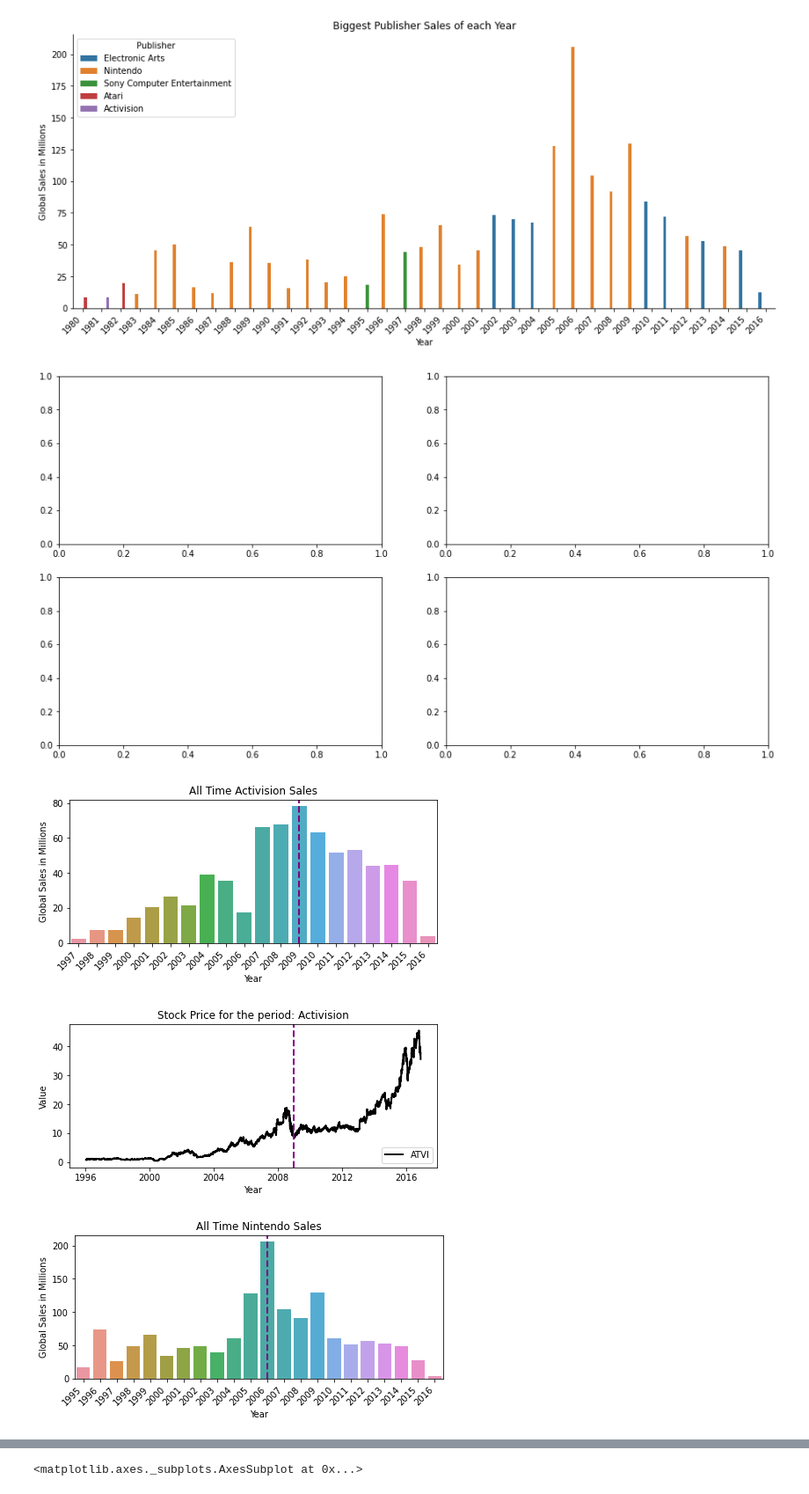
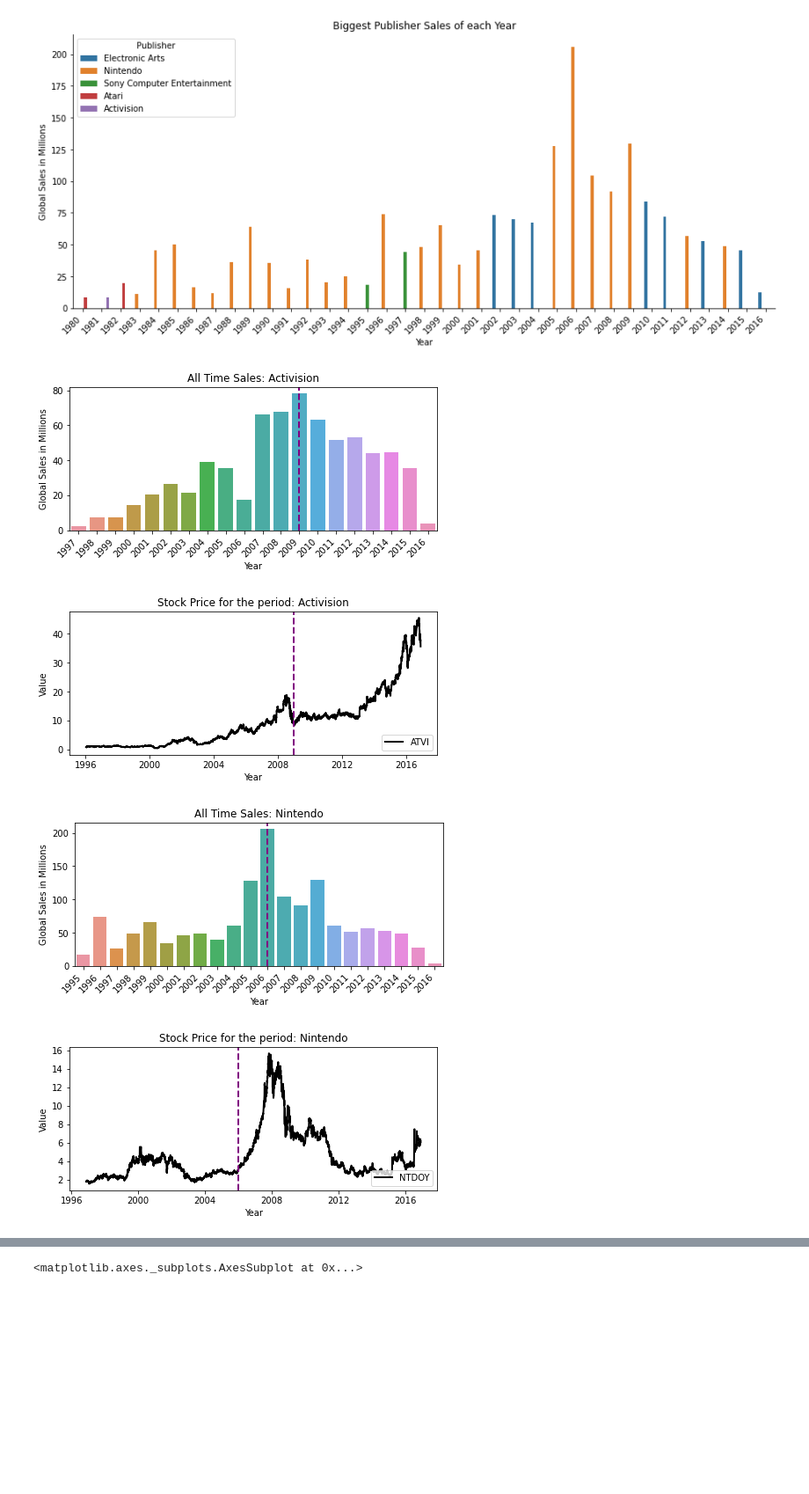
Before and after one commit to lgbongiolo/Video-Game-Sales, a Jupyter notebook: Video Games Sales .ipynb, the cells around one changed output, grey strips where cells are left out. Shown at 88% size. Cells and saved outputs as stored; diff of their text form; code cells hidden in the pictures; blank space fills up the shorter version.

```diff
--- a/Video Games Sales .ipynb
+++ b/Video Games Sales .ipynb
@@ -481,13 +459,13 @@ register_matplotlib_converters()
 
 
 #Plotting Publisher All Time Sales
-publisher = "Activision"
+company = "Activision"
 
-nintendo_year = df.groupby(["Publisher","Year"]).agg({'Global_Sales':'sum'}).reset_index()
+publisher = df.groupby(["Publisher","Year"]).agg({'Global_Sales':'sum'}).reset_index()
 
-nintendo_year = nintendo_year.loc[nintendo_year["Publisher"] == publisher]
+publisher = publisher.loc[publisher["Publisher"] == company]
 
-nintendo_year
+publisher
 
 
 #Adding the Stock Chart
@@ -500,20 +478,19 @@ stock = pdr.get_data_yahoo(ticker, start, end)
 stock.drop(["Volume", "Adj Close"], axis=1, inplace=True)
 
 
-fig, (ax1, ax2) = plt.subplots(2, 2, figsize = (15, 8))
 
 #Plotting
 ax1=plt.figure(figsize=(7.5,3))
-sns.barplot(x="Year",y="Global_Sales", data=nintendo_year[12:], ci=None)
+sns.barplot(x="Year",y="Global_Sales", data=publisher[12:], ci=None)
 plt.ylabel("Global Sales in Millions")
 plt.xticks(rotation=45, horizontalalignment='right')
-plt.title("All Time " + publisher + " Sales")
+plt.title("All Time Sales: " + company)
 plt.axvline( x = 12, color='purple', linestyle = "--", lw = 2)
 
 
 ax2=plt.figure(figsize=(7.5,3))
 plt.plot(stock["Close"],label = ticker, linewidth = 2, color = "black")
-plt.title("Stock Price for the period: "+ publisher)
+plt.title("Stock Price for the period: "+ company)
 plt.xlabel("Year")
 plt.ylabel("Value")
 plt.axvline( x = "2009-01-01", color='purple', linestyle = "--", lw = 2)
@@ -525,46 +502,45 @@ plt.show()
 
 
 #Plotting Publisher All Time Sales
-publisher = "Nintendo"
+company2 = "Nintendo"
 
-nintendo_year = df.groupby(["Publisher","Year"]).agg({'Global_Sales':'sum'}).reset_index()
+publisher2 = df.groupby(["Publisher","Year"]).agg({'Global_Sales':'sum'}).reset_index()
 
-nintendo_year = nintendo_year.loc[nintendo_year["Publisher"] == publisher]
+publisher2 = publisher2.loc[publisher2["Publisher"] == company2]
 
-nintendo_year
+publisher2
 
 #Adding the Stock Chart
-import pandas_datareader as pdr
 
 ticker2 = "NTDOY"
 start2 = "1996-01-12"
 end2 = "2016-12-01"
 stock2 = pdr.get_data_yahoo(ticker2, start2, end2)
 stock2.drop(["Volume", "Adj Close"], axis=1, inplace=True)
 
 
 #Plotting
 ax3=plt.figure(figsize=(7.5,3))
-sns.barplot(x="Year",y="Global_Sales", data=nintendo_year[12:], ci=None)
+sns.barplot(x="Year",y="Global_Sales", data=publisher2[12:], ci=None)
 plt.ylabel("Global Sales in Millions")
 plt.xticks(rotation=45, horizontalalignment='right')
-plt.title("All Time " + publisher + " Sales")
+plt.title("All Time Sales: " + company2)
 plt.axvline( x = 11, color='purple', linestyle = "--", lw = 2)
 
 
 
 ax4=plt.figure(figsize=(7.5,3))
 plt.plot(stock2["Close"], label = ticker2, linewidth = 2, color = "black")
-plt.title("Stock Price for the period: "+ publisher)
+plt.title("Stock Price for the period: "+ company2)
 plt.xlabel("Year")
 plt.ylabel("Value")
 plt.axvline( x = "2006-01-01", color='purple', linestyle = "--", lw = 2)
 
 plt.legend(loc = "lower right")
 setup2 = dict(size = 14, color = "black")
 plt.show()
 # %% [output]
-[figure, old version]
+[figure, new version]
-[figure, old version]
+[figure, new version]
-[figure, old version]
+[figure, new version]
-[figure, old version]
+[figure, new version]
```
Also changed, not shown: parts of 33 cells of this notebook.
